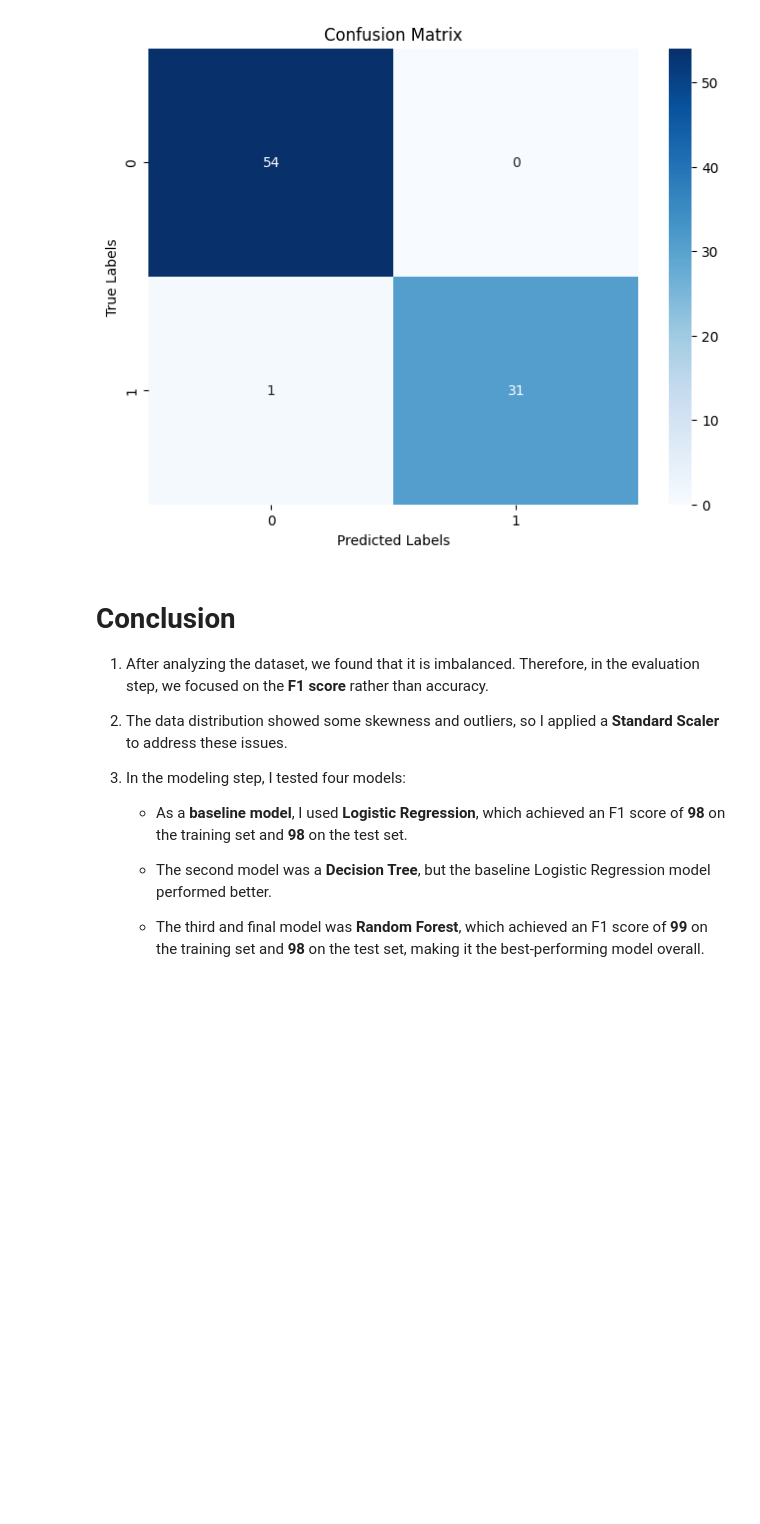
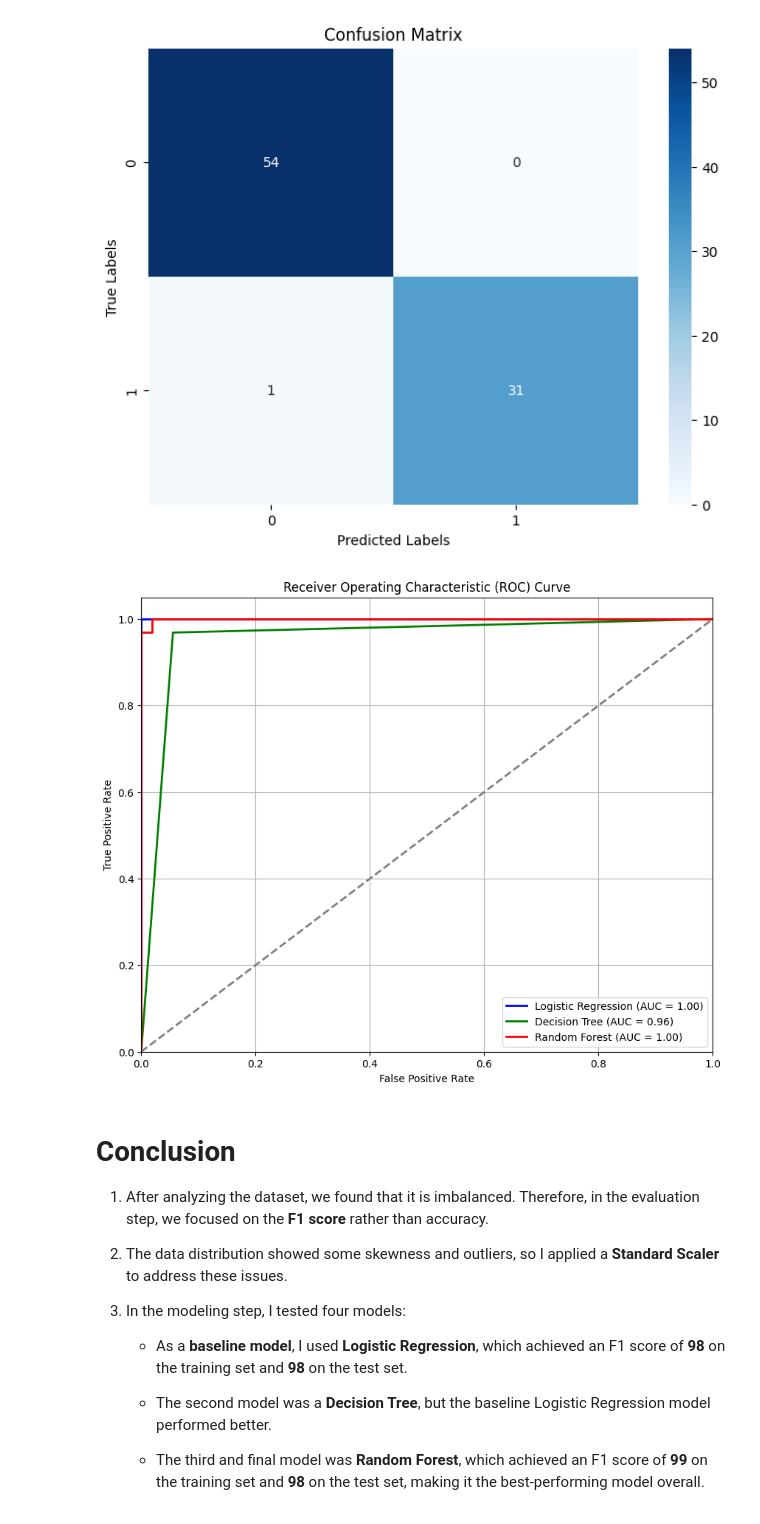
Before and after one commit to 101Sania/Algorithm_Lab_Project_cash_flow_minumizer, a Jupyter notebook: Breast_Cancer_Prediction_Final_Project.ipynb, the cells around one changed output. Cells and saved outputs as stored; diff of their text form; code cells hidden in the pictures; blank space fills up the shorter version.

```diff
--- a/Breast_Cancer_Prediction_Final_Project.ipynb
+++ b/Breast_Cancer_Prediction_Final_Project.ipynb
@@ -340,0 +402,7 @@ plt.show()
+# %%
+# Drop rows with NaN values in y
+data = data.dropna(subset=['diagnosis'])
+
+# Update x and y after dropping NaN values
+x = data.drop('diagnosis', axis=1)
+y = data['diagnosis'].map({'M': 1, 'B': 0})  # Convert target to binary
@@ -340,0 +411,9 @@ plt.show()
+# %%
+# Fill missing values for continuous features using median
+for col in continuous_features:
+    data[col] = data[col].fillna(data[col].median())
+
+# Fill missing values for categorical features using mode
+for col in categorical_features:
+    data[col] = data[col].fillna(data[col].mode()[0])
+data.info()
@@ -465,2 +511,0 @@ knn = KNeighborsClassifier(n_neighbors=k)
-# %%
-knn.fit(x_train, y_train)
@@ -748,6 +613,52 @@ plt.show()
 test accuracy: 0.9883720930232558
 test f1_score: 0.9841269841269841
 [figure]
+# %%
+# Initialize classifiers
+lr = LogisticRegression(max_iter=10000)
+dt = DecisionTreeClassifier(random_state=42)
+rf = RandomForestClassifier(random_state=42)
+
+# Train the models
+lr.fit(x_train, y_train)
+dt.fit(x_train, y_train)
+rf.fit(x_train, y_train)
+
+# Get predictions and probabilities for ROC curve
+lr_prob = lr.predict_proba(x_test)[:, 1]
+dt_prob = dt.predict_proba(x_test)[:, 1]
+rf_prob = rf.predict_proba(x_test)[:, 1]
+
+# Compute ROC curve and AUC for each classifier
+fpr_lr, tpr_lr, _ = roc_curve(y_test, lr_prob)
+fpr_dt, tpr_dt, _ = roc_curve(y_test, dt_prob)
+fpr_rf, tpr_rf, _ = roc_curve(y_test, rf_prob)
+
+roc_auc_lr = auc(fpr_lr, tpr_lr)
+roc_auc_dt = auc(fpr_dt, tpr_dt)
+roc_auc_rf = auc(fpr_rf, tpr_rf)
+
+# Plot ROC curve
+plt.figure(figsize=(10, 8))
+
+plt.plot(fpr_lr, tpr_lr, color='blue', lw=2, label=f'Logistic Regression (AUC = {roc_auc_lr:.2f})')
+plt.plot(fpr_dt, tpr_dt, color='green', lw=2, label=f'Decision Tree (AUC = {roc_auc_dt:.2f})')
+plt.plot(fpr_rf, tpr_rf, color='red', lw=2, label=f'Random Forest (AUC = {roc_auc_rf:.2f})')
+
+# Add diagonal line (random classifier)
+plt.plot([0, 1], [0, 1], color='gray', linestyle='--', lw=2)
+
+# Customize the plot
+plt.xlim([0.0, 1.0])
+plt.ylim([0.0, 1.05])
+plt.xlabel('False Positive Rate')
+plt.ylabel('True Positive Rate')
+plt.title('Receiver Operating Characteristic (ROC) Curve')
+plt.legend(loc="lower right")
+plt.grid()
+plt.show()
+# %% [output]
+[figure, added]
 # %% [markdown]
 # Conclusion
 
```
Also changed, not shown: parts of 24 cells of this notebook.
